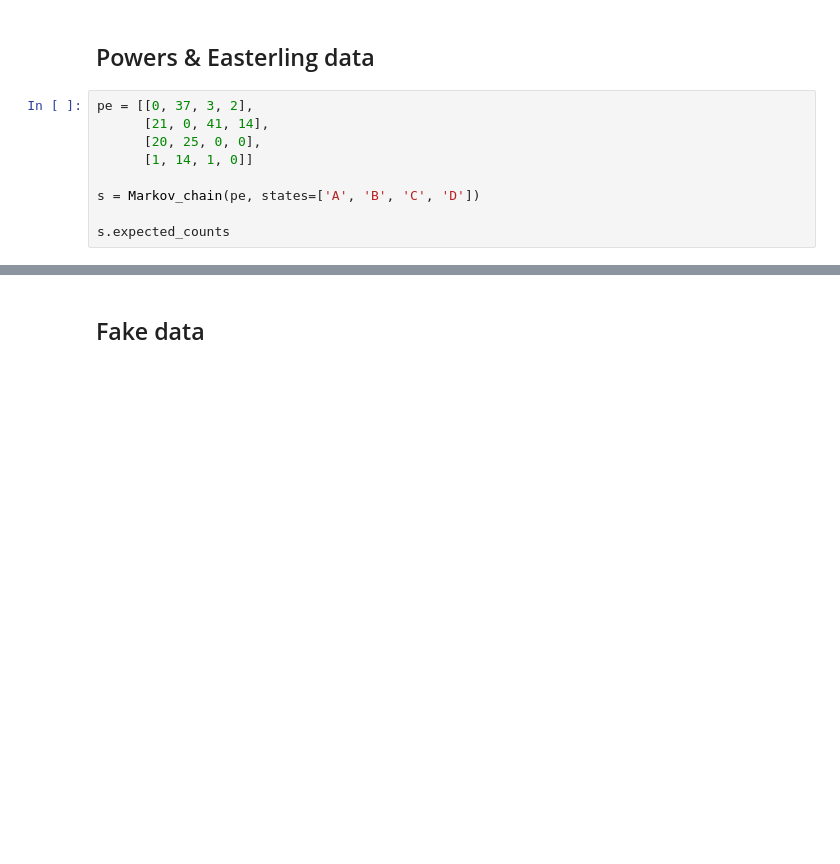
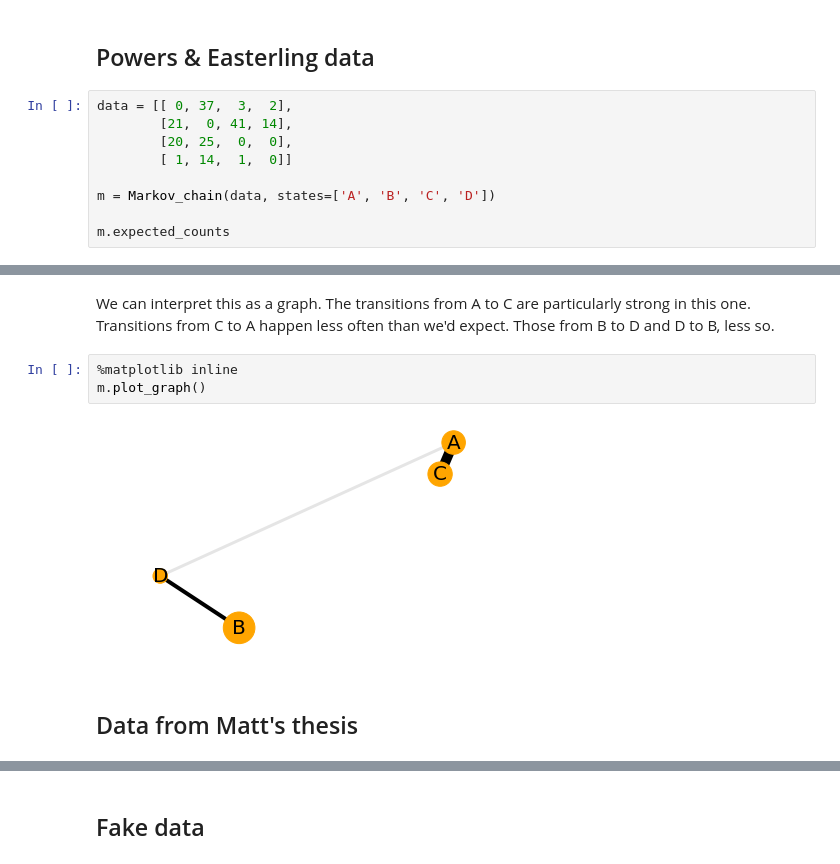
Before and after one commit to agilescientific/striplog, a Jupyter notebook: tutorial/Markov_chains.ipynb, the cells around one changed output, grey strips where cells are left out. Saved outputs shown, nothing was run; the diff lists cells and outputs as text; blank space fills up the shorter version.

```diff
--- a/tutorial/Markov_chains.ipynb
+++ b/tutorial/Markov_chains.ipynb
@@ -277,12 +317,12 @@ class Markov_chain(object):
 # %% [markdown]
 ## Powers & Easterling data
 # %%
-pe = [[0, 37, 3, 2],
-      [21, 0, 41, 14],
-      [20, 25, 0, 0],
-      [1, 14, 1, 0]]
+data = [[ 0, 37,  3,  2],
+        [21,  0, 41, 14],
+        [20, 25,  0,  0],
+        [ 1, 14,  1,  0]]
 
-s = Markov_chain(pe, states=['A', 'B', 'C', 'D'])
+m = Markov_chain(data, states=['A', 'B', 'C', 'D'])
 
-s.expected_counts
+m.expected_counts
 # %% [output]
@@ -296,0 +348,9 @@ s.chi_squared()
+# %% [markdown]
+We can interpret this as a graph. The transitions from A to C are particularly strong in this one. Transitions from C to A happen less often than we'd expect. Those from B to D and D to B, less so.
+# %%
+%matplotlib inline
+m.plot_graph()
+# %% [output]
+[figure, added]
+# %% [markdown]
+## Data from Matt's thesis
```
Also changed, not shown: parts of 16 cells of this notebook.
